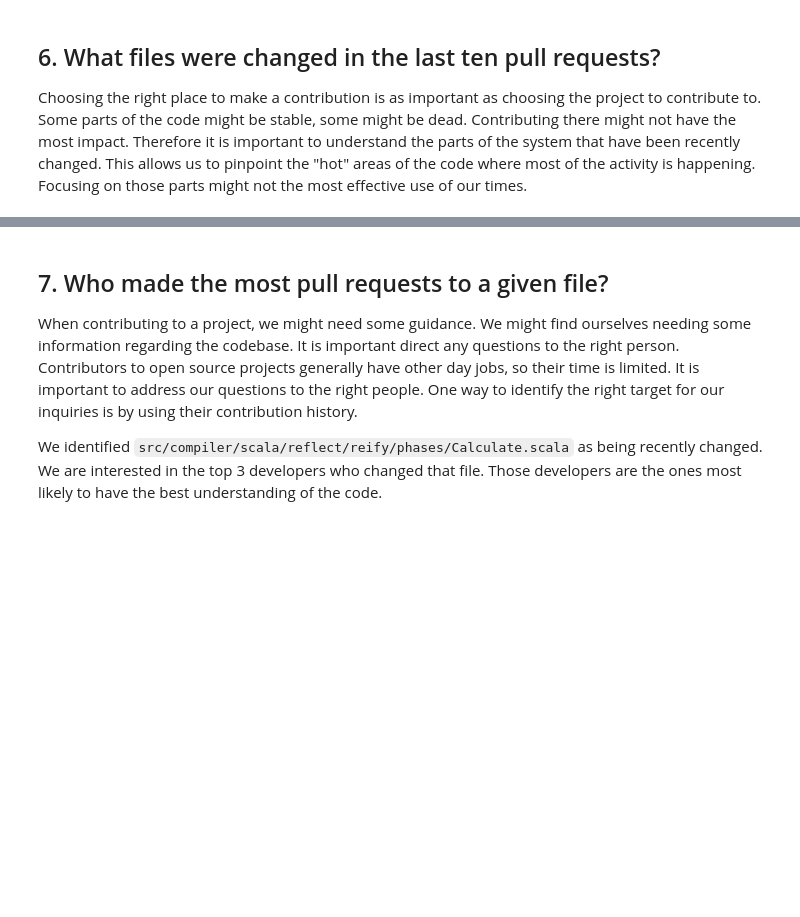
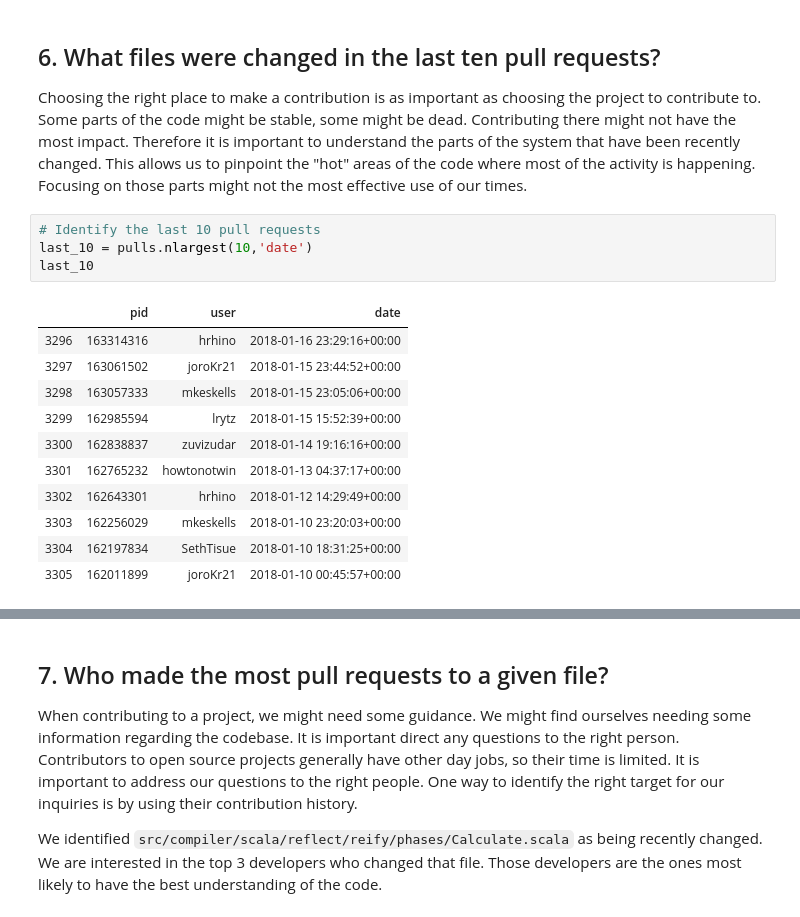
Before and after one commit to BeTKH/DataScieneinPython, a Jupyter notebook: 7. The GitHub history of scala langugae.ipynb, the cells around one changed output, grey strips where cells are left out. Drawn from its saved outputs; the diff is of its cells as text; blank space fills up the shorter version.

```diff
--- a/7. The GitHub history of scala langugae.ipynb
+++ b/7. The GitHub history of scala langugae.ipynb
@@ -135,3 +164,19 @@ plt.show()
 # %% [markdown]
 ## 6. What files were changed in the last ten pull requests?
 <p>Choosing the right place to make a contribution is as important as choosing the project to contribute to. Some parts of the code might be stable, some might be dead. Contributing there might not have the most impact. Therefore it is important to understand the parts of the system that have been recently changed. This allows us to pinpoint the "hot" areas of the code where most of the activity is happening. Focusing on those parts might not the most effective use of our times.</p>
+# %%
+# Identify the last 10 pull requests
+last_10 = pulls.nlargest(10,'date')
+last_10
+# %% [output]
+|  | pid | user | date |
+| 3296 | 163314316 | hrhino | 2018-01-16 23:29:16+00:00 |
+| 3297 | 163061502 | joroKr21 | 2018-01-15 23:44:52+00:00 |
+| 3298 | 163057333 | mkeskells | 2018-01-15 23:05:06+00:00 |
+| 3299 | 162985594 | lrytz | 2018-01-15 15:52:39+00:00 |
+| 3300 | 162838837 | zuvizudar | 2018-01-14 19:16:16+00:00 |
+| 3301 | 162765232 | howtonotwin | 2018-01-13 04:37:17+00:00 |
+| 3302 | 162643301 | hrhino | 2018-01-12 14:29:49+00:00 |
+| 3303 | 162256029 | mkeskells | 2018-01-10 23:20:03+00:00 |
+| 3304 | 162197834 | SethTisue | 2018-01-10 18:31:25+00:00 |
+| 3305 | 162011899 | joroKr21 | 2018-01-10 00:45:57+00:00 |
```
Also changed, not shown: parts of 6 cells of this notebook.
